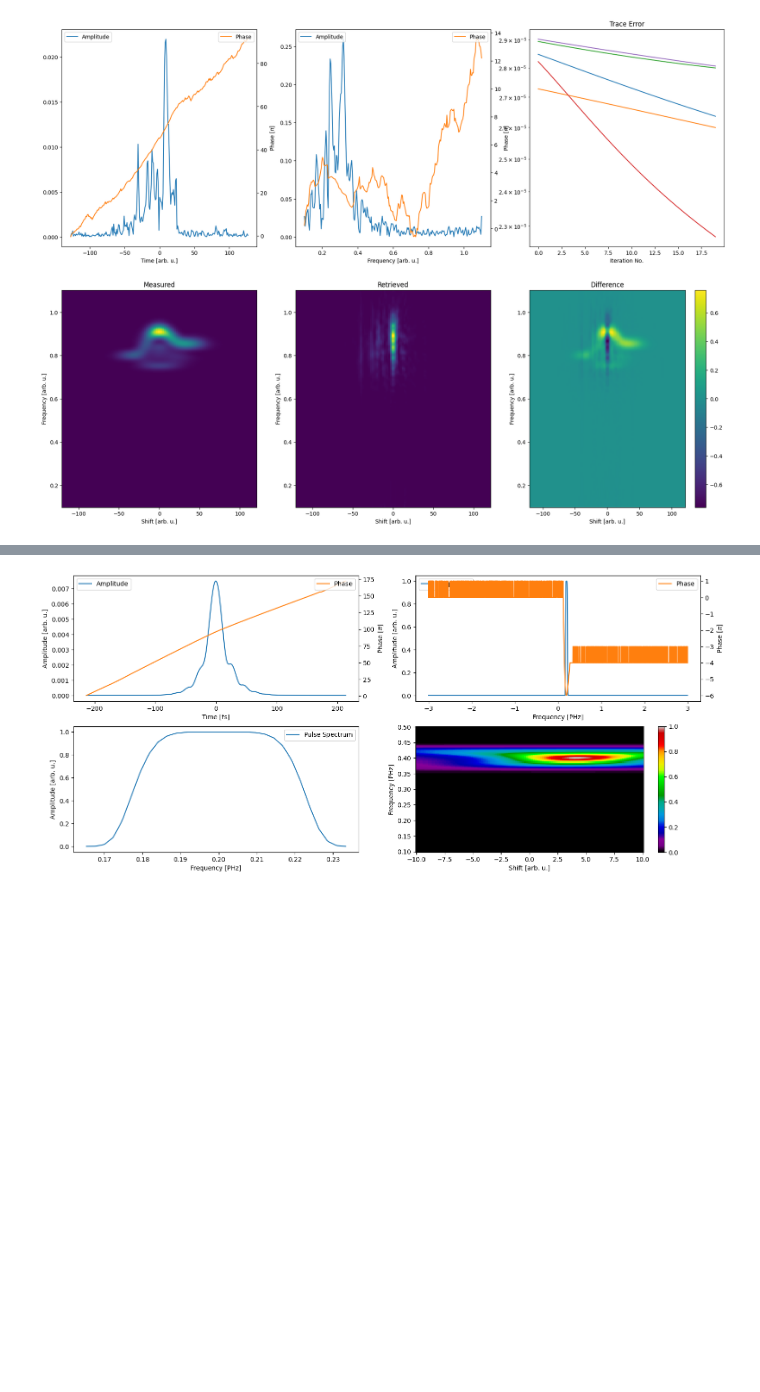
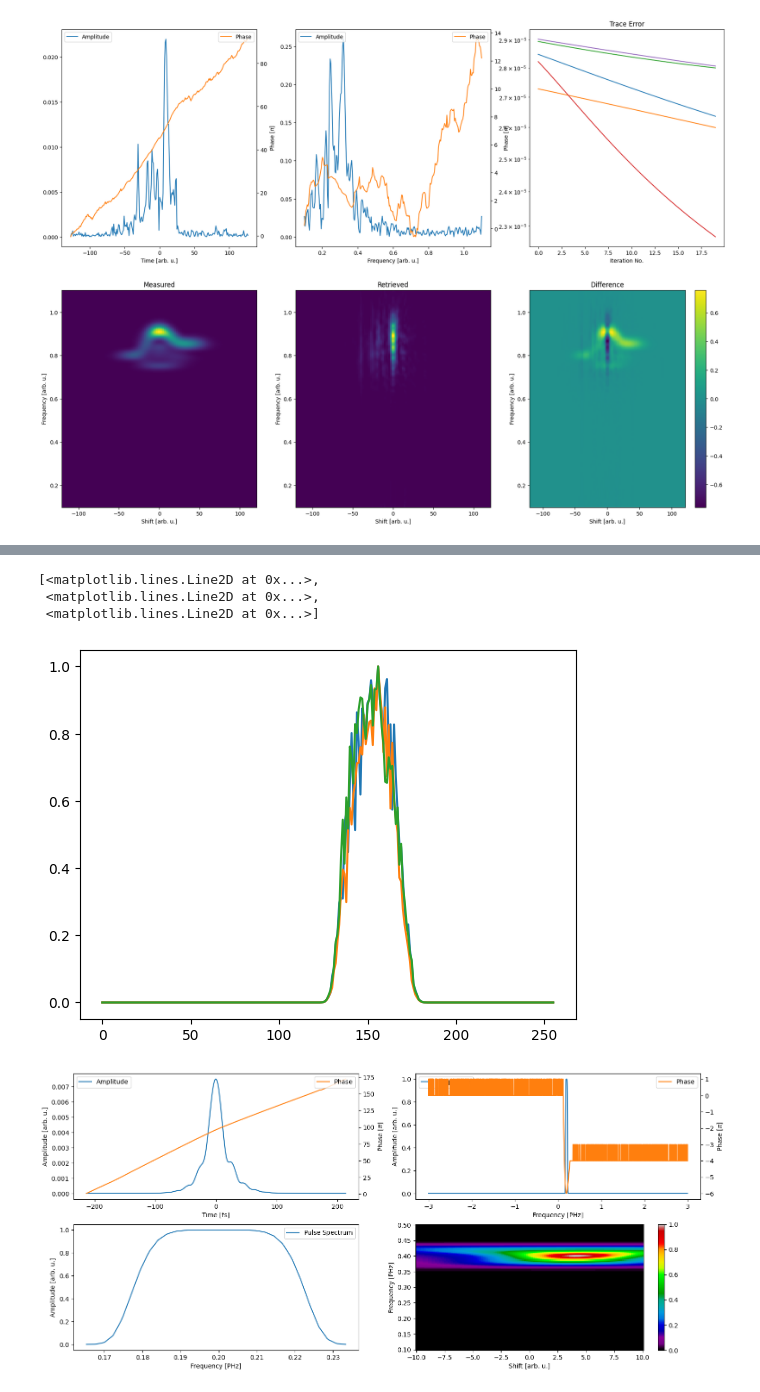
Before and after one commit to matillda123/Pulse-Retrieval-with-JAX, a Jupyter notebook: _usage_example.ipynb, the cells around one changed output, grey strips where cells are left out. Drawn from its saved outputs; the diff is of its cells as text; code cells hidden in the pictures; blank space fills up the shorter version.

```diff
--- a/_usage_example.ipynb
+++ b/_usage_example.ipynb
@@ -141,3 +158,10 @@ gp.plot_results(final_result)
+# %%
+plt.plot((gp.descent_state.mu/jnp.max(gp.descent_state.mu,axis=1)[:,None]).T)
+# %% [output]
+[<matplotlib.lines.Line2D at 0x...>,
+ <matplotlib.lines.Line2D at 0x...>,
+ <matplotlib.lines.Line2D at 0x...>]
+[figure, added]
 # %%
 from pulsedjax.simulate_trace import MakeTrace
 from pulsedjax.simulate_trace import GaussianAmplitude, PolynomialPhase
```
Also changed, not shown: parts of 8 cells of this notebook, 5 other files.
